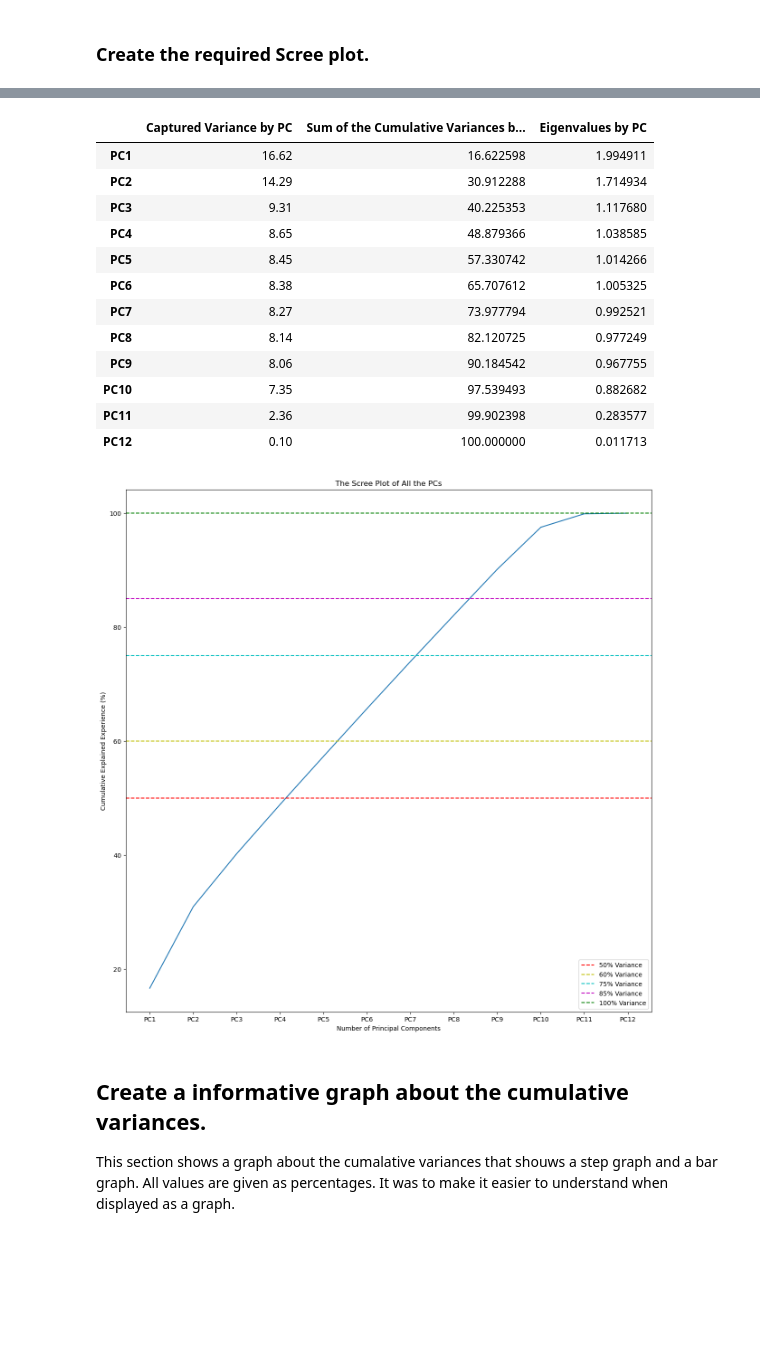
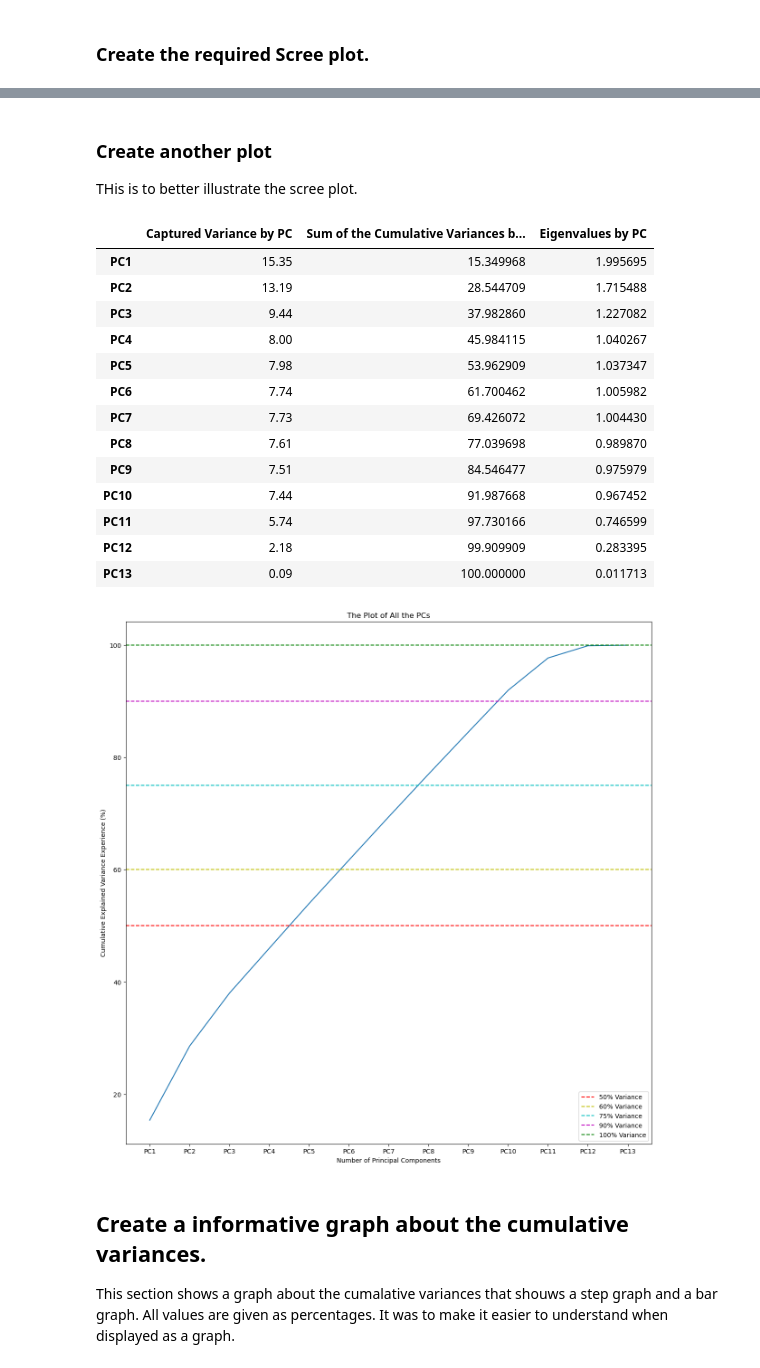
Before and after one commit to HeinoPortfolio/Data-Analytics-Grad-Work, a Jupyter notebook: 8 Data Mining II/Heino D212 Task 2 PCA.ipynb, the cells around one changed output, grey strips where cells are left out. Cells and saved outputs as stored; diff of their text form; code cells hidden in the pictures; blank space fills up the shorter version.

```diff
--- a/8 Data Mining II/Heino D212 Task 2 PCA.ipynb
+++ b/8 Data Mining II/Heino D212 Task 2 PCA.ipynb
@@ -42,7 +42,7 @@ Read on only the columns that will be used to create the clustering model.
 # Description of these columns can be found in the written document that
 # accompanies this file.
 
-feature_cols = {'Lat','Lng', 'Children', 'Age','Income', 'VitD_levels', 'Doc_visits'
+feature_cols = {'Lat','Lng','Population', 'Children', 'Age','Income', 'VitD_levels', 'Doc_visits'
                 ,'Full_meals_eaten', 'vitD_supp', 'Initial_days', 'TotalCharge'
                 ,'Additional_charges'}
 
@@ -238,3 +277,6 @@ Show the varainces and eigenvalues.
+# %% [markdown]
+### Create another plot
+THis is to better illustrate the scree plot.
 # %%
 # Calculate the cumulative sum of the variances
 pc_sum = np.cumsum(pca.explained_variance_ratio_*100)
@@ -248,41 +290,42 @@ variance_df = variance_df.iloc[ : ,[0,2,1]]
 variance_df
 # %% [output]
 |  | Captured Variance by PC | Sum of the Cumulative Variances b... | Eigenvalues by PC |
-| PC1 | 16.62 | 16.622598 | 1.994911 |
-| PC2 | 14.29 | 30.912288 | 1.714934 |
-| PC3 | 9.31 | 40.225353 | 1.117680 |
-| PC4 | 8.65 | 48.879366 | 1.038585 |
-| PC5 | 8.45 | 57.330742 | 1.014266 |
-| PC6 | 8.38 | 65.707612 | 1.005325 |
-| PC7 | 8.27 | 73.977794 | 0.992521 |
-| PC8 | 8.14 | 82.120725 | 0.977249 |
-| PC9 | 8.06 | 90.184542 | 0.967755 |
-| PC10 | 7.35 | 97.539493 | 0.882682 |
-| PC11 | 2.36 | 99.902398 | 0.283577 |
-| PC12 | 0.10 | 100.000000 | 0.011713 |
+| PC1 | 15.35 | 15.349968 | 1.995695 |
+| PC2 | 13.19 | 28.544709 | 1.715488 |
+| PC3 | 9.44 | 37.982860 | 1.227082 |
+| PC4 | 8.00 | 45.984115 | 1.040267 |
+| PC5 | 7.98 | 53.962909 | 1.037347 |
+| PC6 | 7.74 | 61.700462 | 1.005982 |
+| PC7 | 7.73 | 69.426072 | 1.004430 |
+| PC8 | 7.61 | 77.039698 | 0.989870 |
+| PC9 | 7.51 | 84.546477 | 0.975979 |
+| PC10 | 7.44 | 91.987668 | 0.967452 |
+| PC11 | 5.74 | 97.730166 | 0.746599 |
+| PC12 | 2.18 | 99.909909 | 0.283395 |
+| PC13 | 0.09 | 100.000000 | 0.011713 |
 # %%
 # Create the required Scree plot.
 fig, ax = plt.subplots(figsize=(15, 15))
 plt.plot(pc_sum)
-plt.title("The Scree Plot of All the PCs")
+plt.title("The Plot of All the PCs")
 plt.xlabel("Number of Principal Components")
-plt.ylabel("Cumulative Explained Experience (%)")
+plt.ylabel("Cumulative Explained Variance Experience (%)")
 ax.set_xticks(range(0, medical_scaled_df.shape[1]))
 ax.set_xticklabels(col_list)
 
 # Add some percent lines to the graph
 plt.axhline(y = 50, color='r', linestyle='--', label='50% Variance')
 plt.axhline(y = 60, color='y', linestyle='--', label='60% Variance')
 plt.axhline(y = 75, color='c', linestyle='--', label='75% Variance')
-plt.axhline(y = 85, color='m', linestyle='--', label='85% Variance')
+plt.axhline(y = 90, color='m', linestyle='--', label='90% Variance')
 plt.axhline(y = 100, color='g', linestyle='--', label='100% Variance')
 
 # Add a legend to the plot.
 plt.legend(loc='lower right')
 
 plt.show()
 # %% [output]
-[figure, old version]
+[figure, new version]
 # %% [markdown]
 ## Create a informative graph about the cumulative variances.
 
```
Also changed, not shown: parts of 10 cells of this notebook.
